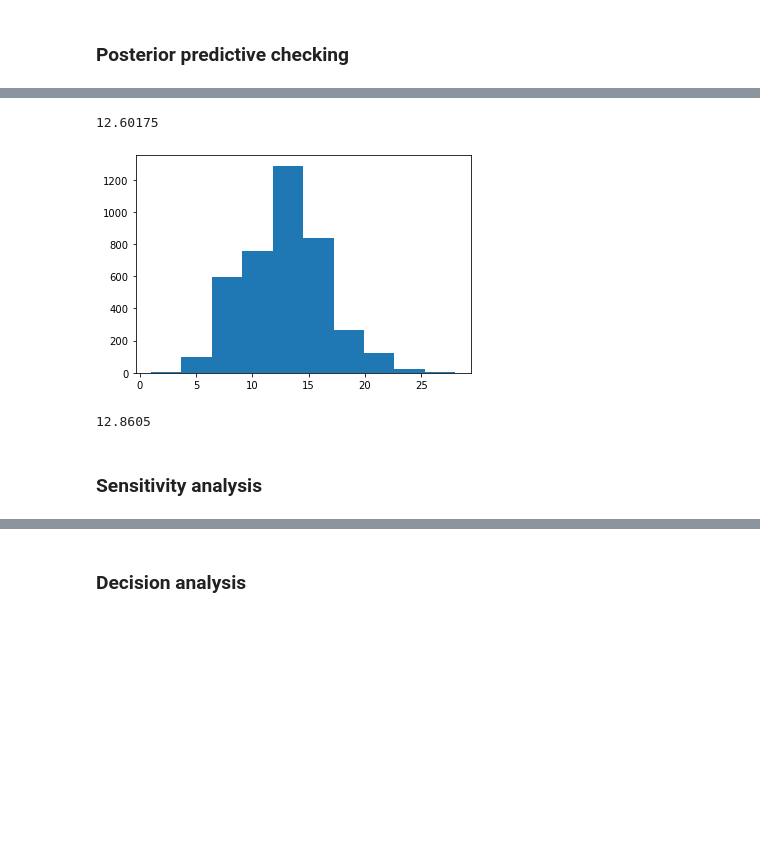
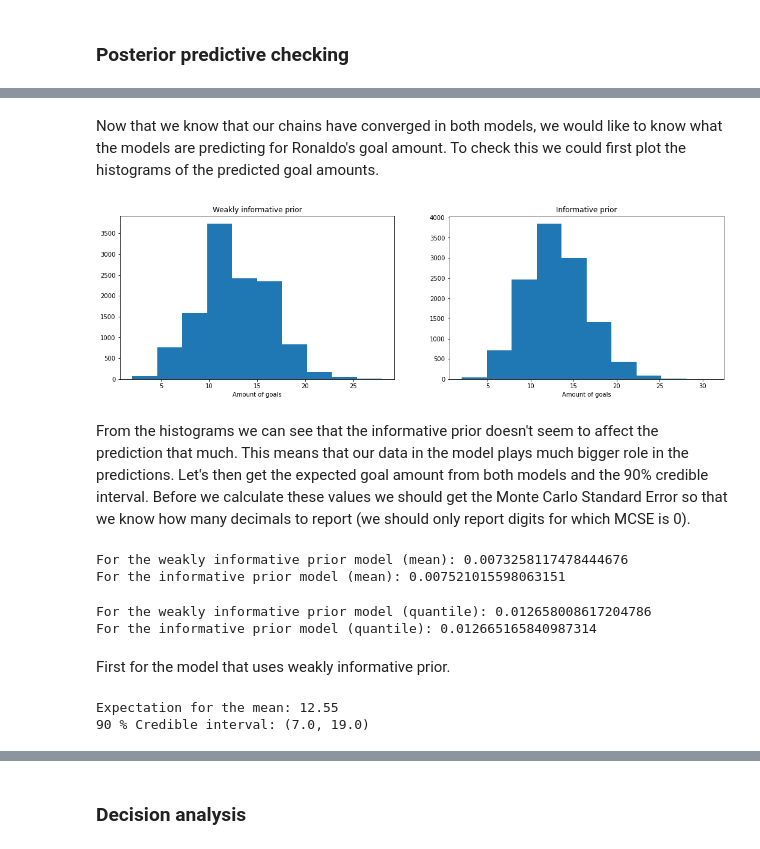
Before and after one commit to shiftleino/bayesian-premier, a Jupyter notebook: analysis.ipynb, the cells around one changed output, grey strips where cells are left out. Cells and saved outputs as stored; diff of their text form; code cells hidden in the pictures; blank space fills up the shorter version.

Commit message:
Added prediction part

```diff
--- a/analysis.ipynb
+++ b/analysis.ipynb
@@ -330,14 +326,46 @@ plt.hist(weakly_pooled_fit["pred"][0]);
-# %%
-weakly_pooled_fit["pred"][0].mean()
-# %% [output]
-12.60175
-# %%
-plt.hist(informative_pooled_fit["pred"][0]);
-# %% [output]
-[figure, removed]
-# %%
-informative_pooled_fit["pred"][0].mean()
-# %% [output]
-12.8605
-# %% [markdown]
-### Sensitivity analysis
+# %% [markdown]
+Now that we know that our chains have converged in both models, we would like to know what the models are predicting for Ronaldo's goal amount. To check this we could first plot the histograms of the predicted goal amounts.
+# %%
+fig, ax = plt.subplots(1, 2)
+fig.set_size_inches(18, 5)
+
+ax[0].hist(weakly_pooled_fit["pred"][0])
+ax[0].set_title("Weakly informative prior")
+ax[0].set_xlabel("Amount of goals")
+ax[1].hist(informative_pooled_fit["pred"][0])
+ax[1].set_title("Informative prior")
+ax[1].set_xlabel("Amount of goals");
+# %% [output]
+[figure, added]
+# %% [markdown]
+From the histograms we can see that the informative prior doesn't seem to affect the prediction that much. This means that our data in the model plays much bigger role in the predictions. Let's then get the expected goal amount from both models and the 90% credible interval. Before we calculate these values we should get the Monte Carlo Standard Error so that we know how many decimals to report (we should only report digits for which MCSE is 0).
+# %%
+weakly_mcse = az.mcse(np.array((weakly_pooled_fit["la"][0][0:4000],
+                    weakly_pooled_fit["la"][0][4000:8000], weakly_pooled_fit["la"][0][8000:12000])))
+informative_mcse = az.mcse(np.array((informative_pooled_fit["la"][0][0:4000],
+                    informative_pooled_fit["la"][0][4000:8000], informative_pooled_fit["la"][0][8000:12000])))
+print(f"For the weakly informative prior model (mean): {weakly_mcse[0]}")
+print(f"For the informative prior model (mean): {informative_mcse[0]}")
+# %% [output]
+For the weakly informative prior model (mean): 0.0073258117478444676
+For the informative prior model (mean): 0.007521015598063151
+# %%
+weakly_mcse_q = az.mcse(np.array((weakly_pooled_fit["la"][0][0:4000],
+                    weakly_pooled_fit["la"][0][4000:8000], weakly_pooled_fit["la"][0][8000:12000])), method="quantile", prob=0.9)
+informative_mcse_q = az.mcse(np.array((informative_pooled_fit["la"][0][0:4000],
+                    informative_pooled_fit["la"][0][4000:8000], informative_pooled_fit["la"][0][8000:12000])), method="quantile", prob=0.9)
+print(f"For the weakly informative prior model (quantile): {weakly_mcse_q}")
+print(f"For the informative prior model (quantile): {informative_mcse_q}")
+# %% [output]
+For the weakly informative prior model (quantile): 0.012658008617204786
+For the informative prior model (quantile): 0.012665165840987314
+# %% [markdown]
+First for the model that uses weakly informative prior.
+# %%
+m1 = weakly_pooled_fit["pred"][0].mean()
+ci = (np.percentile(weakly_pooled_fit["pred"][0], 5), np.percentile(weakly_pooled_fit["pred"][0], 95))
+print(f"Expectation for the mean: {m1:.2f}")
+print(f"90 % Credible interval: ({ci[0]:.1f}, {ci[1]:.1f})")
+# %% [output]
+Expectation for the mean: 12.55
+90 % Credible interval: (7.0, 19.0)
```
Also changed, not shown: parts of 8 cells of this notebook.
